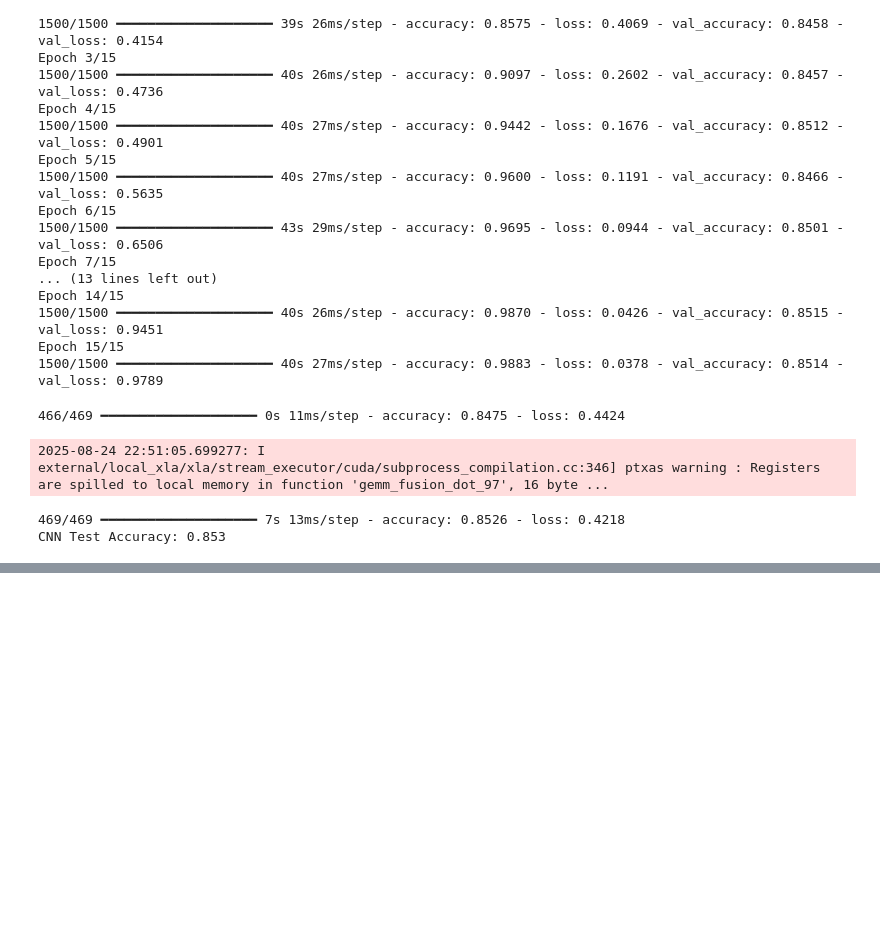
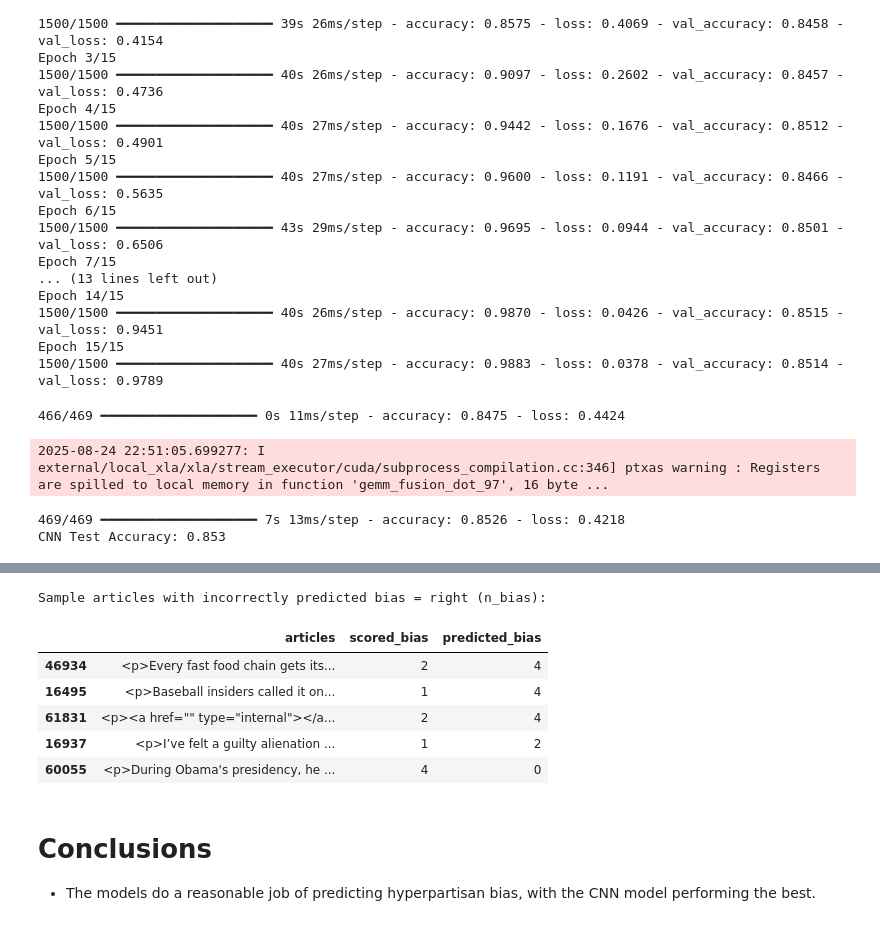
Before and after one commit to adhavle/hyperpartisan-news-detection, a Jupyter notebook: hyperpartisan-news-detection-three-methods-backup.ipynb, the cells around one changed output, grey strips where cells are left out. Drawn from its saved outputs; the diff is of its cells as text; code cells hidden in the pictures; blank space fills up the shorter version.

```diff
--- a/hyperpartisan-news-detection-three-methods-backup.ipynb
+++ b/hyperpartisan-news-detection-three-methods-backup.ipynb
@@ -568,0 +569,2 @@ print(tf_test_accuracy)
+# %%
+predictions = cnn_model.predict(x_test_tf)
@@ -568,0 +573,14 @@ print(tf_test_accuracy)
+# %%
+predicted_biases = np.argmax(predictions, axis = 1)
+results = pd.DataFrame({'articles': (x_test['article'])[:200], 'scored_bias': y_test[:200], 'predicted_bias': predicted_biases[:200]})
+
+pd.set_option('max_colwidth', 500)
+pd.set_option('display.max_rows', len(results))
+
+for n_bias in range(5):
+    print(f"Sample articles with correctly predicted bias = {bias_mapping_reverse[n_bias]} (n_bias):")
+    display((results.loc[(results['scored_bias'] == n_bias) & (results['predicted_bias'] == n_bias)])[:2])
+    print()
+    print()
+    print()
+    print()
@@ -568,0 +608,14 @@ print(tf_test_accuracy)
+# %%
+print(f"Sample articles with incorrectly predicted bias = {bias_mapping_reverse[n_bias]} (n_bias):")
+display((results.loc[results['scored_bias'] != results['predicted_bias']])[:5])
+# %% [output]
+Sample articles with incorrectly predicted bias = right (n_bias):
+|  | articles | scored_bias | predicted_bias |
+| 46934 | <p>Every fast food chain gets its... | 2 | 4 |
+| 16495 | <p>Baseball insiders called it on... | 1 | 4 |
+| 61831 | <p><a href="" type="internal"></a... | 2 | 4 |
+| 16937 | <p>I’ve felt a guilty alienation ... | 1 | 2 |
+| 60055 | <p>During Obama's presidency, he ... | 4 | 0 |
+# %% [markdown]
+# Conclusions
+- The models do a reasonable job of predicting hyperpartisan bias, with the CNN model performing the best.
```
Also changed, not shown: parts of 20 cells of this notebook.
